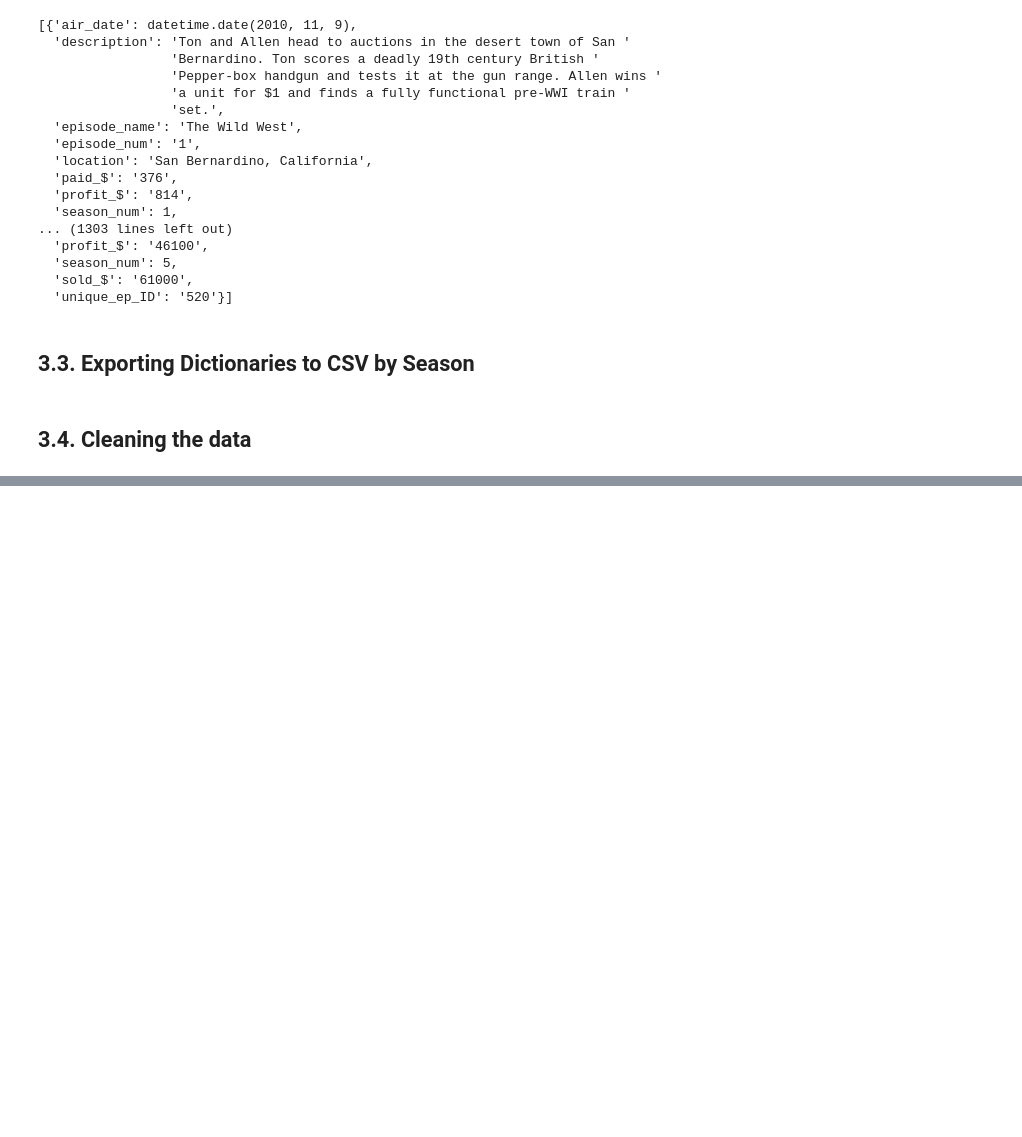
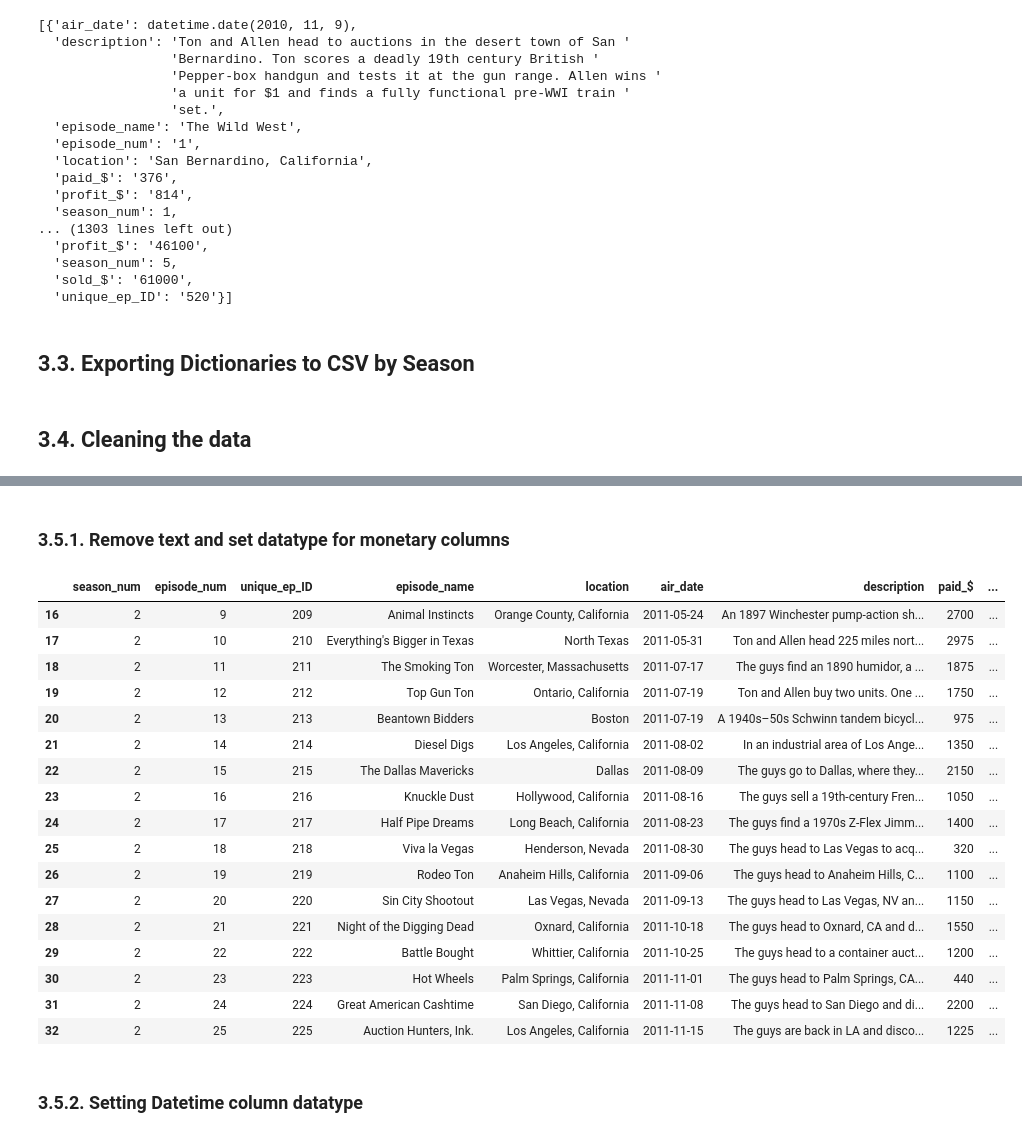
Before and after one commit to Joshua-Higgins-jp/Auction_Hunters_EDA, a Jupyter notebook: auction_hunters.ipynb, the cells around one changed output, grey strips where cells are left out. Saved outputs shown, nothing was run; the diff lists cells and outputs as text; code cells hidden in the pictures; blank space fills up the shorter version.

Commit message:
data cleaning finished, just working on profit verification

```diff
--- a/auction_hunters.ipynb
+++ b/auction_hunters.ipynb
@@ -371,4 +379,4 @@ def all_season_dict_to_csv(all_seasons_dicts):
 # %%
-all_season_dict_to_csv(all_seasons_data_dict)
+csv_filenames = generate_all_season_dicts_to_csv_and_filenames(all_seasons_data_dict)
 # %% [markdown]
 ## 3.4. Cleaning the data
@@ -374,0 +450,8 @@ all_season_dict_to_csv(all_seasons_data_dict)
+# %%
+# Set Pandas display options so that we can see the entire dataframe.
+pd.set_option('display.max_rows', None)     # Shows all rows
+pd.set_option('display.max_columns', None)  # Shows all columns
+pd.set_option('display.width', None)        # Adjusts the display width
+
+df = load_all_csvs_to_df(csv_filenames)
+df
@@ -374,0 +507,38 @@ all_season_dict_to_csv(all_seasons_data_dict)
+# %%
+df_cleaning = df.copy()
+# %% [markdown]
+### 3.5.1. Remove text and set datatype for monetary columns
+# %%
+# Here, we will strip the sentences and keep only the first element which contains the monetary value we want to keep.
+df_cleaning['paid_$'] = df['paid_$'].str.strip()
+df_cleaning['paid_$'] = df['paid_$'].str.split().str[0].astype("int32")
+
+df_cleaning['sold_$'] = df['sold_$'].str.strip()
+df_cleaning['sold_$'] = df['sold_$'].str.split().str[0].astype("int32")
+
+df_cleaning['profit_$'] = df['profit_$'].str.strip()
+df_cleaning['profit_$'] = df['profit_$'].str.split().str[0].astype("int32")
+# %%
+# Rows 16, 19, 31 have text in different monetary columns. We can verify there quickly.
+df_cleaning[16:33]
+# %% [output]
+|  | season_num | episode_num | unique_ep_ID | episode_name | location | air_date | description | paid_$ | ... |
+| 16 | 2 | 9 | 209 | Animal Instincts | Orange County, California | 2011-05-24 | An 1897 Winchester pump-action sh... | 2700 | ... |
+| 17 | 2 | 10 | 210 | Everything's Bigger in Texas | North Texas | 2011-05-31 | Ton and Allen head 225 miles nort... | 2975 | ... |
+| 18 | 2 | 11 | 211 | The Smoking Ton | Worcester, Massachusetts | 2011-07-17 | The guys find an 1890 humidor, a ... | 1875 | ... |
+| 19 | 2 | 12 | 212 | Top Gun Ton | Ontario, California | 2011-07-19 | Ton and Allen buy two units. One ... | 1750 | ... |
+| 20 | 2 | 13 | 213 | Beantown Bidders | Boston | 2011-07-19 | A 1940s–50s Schwinn tandem bicycl... | 975 | ... |
+| 21 | 2 | 14 | 214 | Diesel Digs | Los Angeles, California | 2011-08-02 | In an industrial area of Los Ange... | 1350 | ... |
+| 22 | 2 | 15 | 215 | The Dallas Mavericks | Dallas | 2011-08-09 | The guys go to Dallas, where they... | 2150 | ... |
+| 23 | 2 | 16 | 216 | Knuckle Dust | Hollywood, California | 2011-08-16 | The guys sell a 19th-century Fren... | 1050 | ... |
+| 24 | 2 | 17 | 217 | Half Pipe Dreams | Long Beach, California | 2011-08-23 | The guys find a 1970s Z-Flex Jimm... | 1400 | ... |
+| 25 | 2 | 18 | 218 | Viva la Vegas | Henderson, Nevada | 2011-08-30 | The guys head to Las Vegas to acq... | 320 | ... |
+| 26 | 2 | 19 | 219 | Rodeo Ton | Anaheim Hills, California | 2011-09-06 | The guys head to Anaheim Hills, C... | 1100 | ... |
+| 27 | 2 | 20 | 220 | Sin City Shootout | Las Vegas, Nevada | 2011-09-13 | The guys head to Las Vegas, NV an... | 1150 | ... |
+| 28 | 2 | 21 | 221 | Night of the Digging Dead | Oxnard, California | 2011-10-18 | The guys head to Oxnard, CA and d... | 1550 | ... |
+| 29 | 2 | 22 | 222 | Battle Bought | Whittier, California | 2011-10-25 | The guys head to a container auct... | 1200 | ... |
+| 30 | 2 | 23 | 223 | Hot Wheels | Palm Springs, California | 2011-11-01 | The guys head to Palm Springs, CA... | 440 | ... |
+| 31 | 2 | 24 | 224 | Great American Cashtime | San Diego, California | 2011-11-08 | The guys head to San Diego and di... | 2200 | ... |
+| 32 | 2 | 25 | 225 | Auction Hunters, Ink. | Los Angeles, California | 2011-11-15 | The guys are back in LA and disco... | 1225 | ... |
+# %% [markdown]
+### 3.5.2. Setting Datetime column datatype
```
Also changed, not shown: parts of 32 cells of this notebook.
